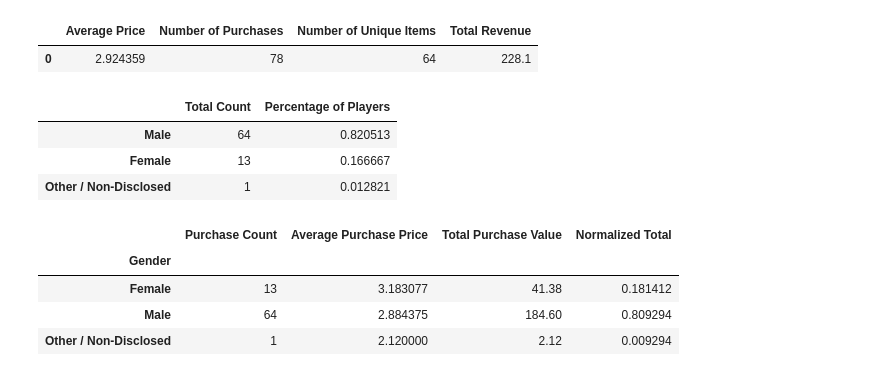
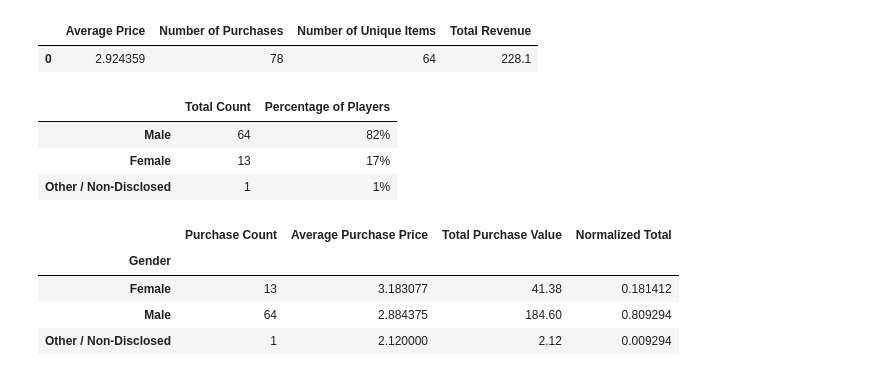
Before and after one commit to edelgado90/pandas-hw, a Jupyter notebook: Pandas Homework.ipynb, the cells around one changed output. Drawn from its saved outputs; the diff is of its cells as text; code cells hidden in the pictures.

```diff
--- a/Pandas Homework.ipynb
+++ b/Pandas Homework.ipynb
@@ -47,27 +33,20 @@ purchases_df
 |  | Average Price | Number of Purchases | Number of Unique Items | Total Revenue |
 | 0 | 2.924359 | 78 | 64 | 228.1 |
 # %%
-#gender_df = pd.DataFrame(columns=['Percentage of Players', 'Total Count'],
-                        #index=['Male','Female','Other/ Non-disclosed'])
-
-#gender_df = pd.DataFrame(file_one_df["Gender"].value_counts(), columns=['Total Count'])
-
-#gender_df["Total Count"] =
-
 gender_counts_df = pd.DataFrame(file_one_df["Gender"].value_counts())
 
 gender_counts_df["Percentage of Players"] = gender_counts_df["Gender"] / gender_counts_df["Gender"].sum()
 
 gender_counts_df.rename(columns={'Gender':'Total Count'}, inplace=True)
 
-gender_counts_df.style.format({'Percentage of Players':"{:.2%}"})
+gender_counts_df["Percentage of Players"] = gender_counts_df["Percentage of Players"].map("{:.0%}".format)
 
 gender_counts_df
 # %% [output]
 |  | Total Count | Percentage of Players |
-| Male | 64 | 0.820513 |
-| Female | 13 | 0.166667 |
-| Other / Non-Disclosed | 1 | 0.012821 |
+| Male | 64 | 82% |
+| Female | 13 | 17% |
+| Other / Non-Disclosed | 1 | 1% |
 # %%
 gender_purchase_df = pd.DataFrame(file_one_df.groupby(['Gender']).count()["Purchase ID"])
 
```
Also changed, not shown: parts of 19 cells of this notebook, 1 other file.
